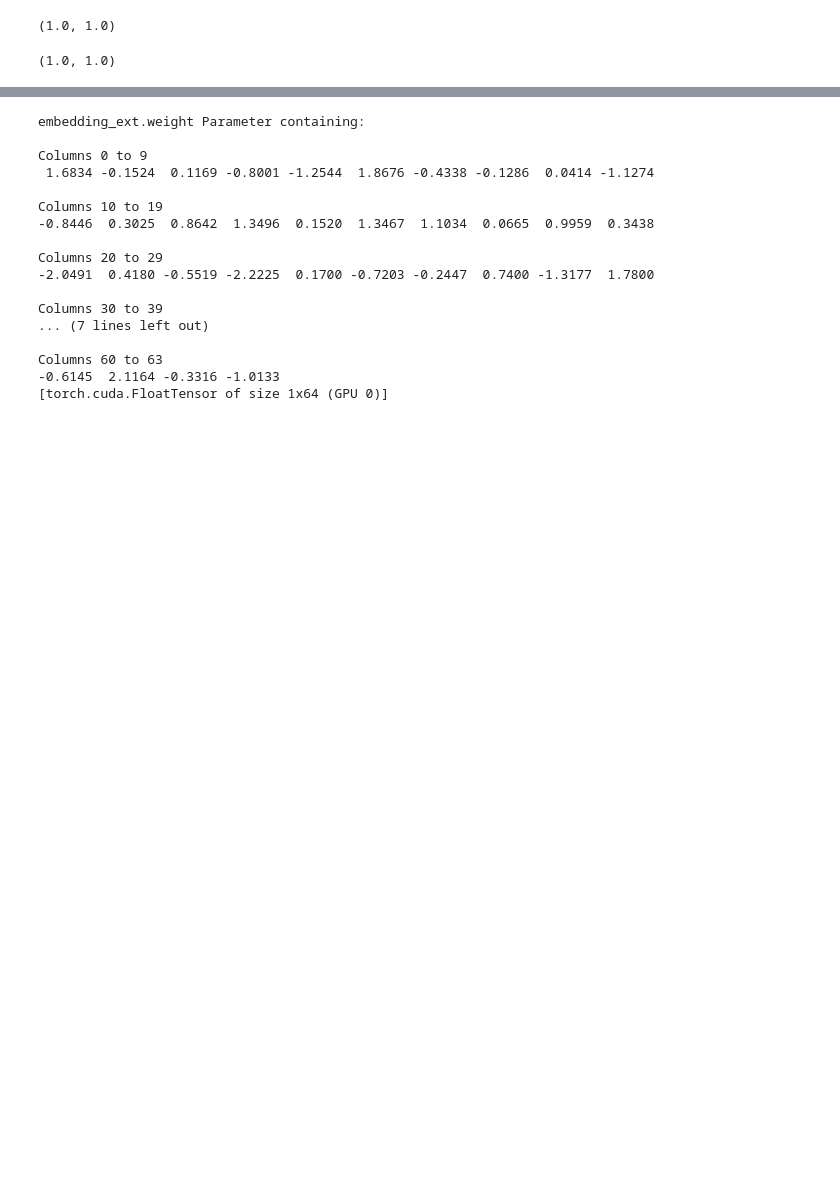
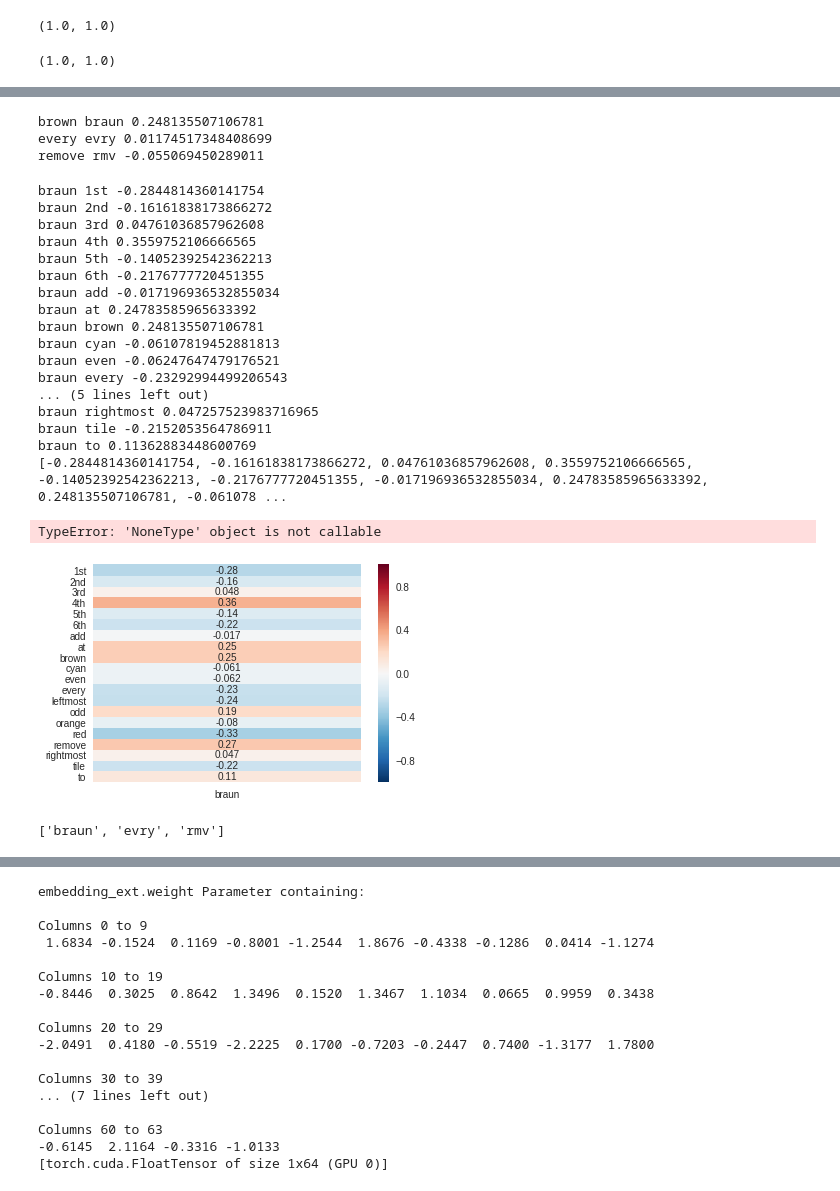
Before and after one commit to rezkaaufar/learning-to-follow-instructions, a Jupyter notebook: language_games/Seq2Conv.ipynb, the cells around one changed output, grey strips where cells are left out. Drawn from its saved outputs; the diff is of its cells as text; code cells hidden in the pictures; blank space fills up the shorter version.

```diff
--- a/language_games/Seq2Conv.ipynb
+++ b/language_games/Seq2Conv.ipynb
@@ -968,4 +945,14 @@ EncoderExtended(
 )
 # %%
 enc_ext.load_state_dict(torch.load(
-    'models/online-res-hyperparam/params_encoder.tar'))
+    'models/online-res/params_encext_Adam_False_500_0.01_4.tar'))
+# %%
+wtr = ["rmv", "braun", "evry"]
+all_words_ext = sorted(list(wtr))
+n_words_ext = len(all_words_ext)
+all_words_comb = copy.deepcopy(all_words)
+for el in wtr:
+    all_words_comb.append(el)
+# %%
+for j, elem in enumerate(all_words):
+    print(j, elem)
@@ -971,0 +980,52 @@ enc_ext.load_state_dict(torch.load(
+# %%
+emb_idx = [8,11,16]
+for i in range(3):
+    print(all_words[emb_idx[i]] + " " + all_words_ext[i] + " "
+          + str(F.cosine_similarity(enc_ext.embedding_ext.weight[i].unsqueeze(0),
+                                    enc_ext.embedding.weight[emb_idx[i]].unsqueeze(0)).data[0]))
+# %% [output]
+brown braun 0.248135507106781
+every evry 0.01174517348408699
+remove rmv -0.055069450289011
+# %%
+emb_idx = [8,11,16]
+vis_cosin = []
+for i in range(1):
+    for j, el in enumerate(all_words):
+        print(all_words_ext[i] + " " + el + " "
+              + str(F.cosine_similarity(enc_ext.embedding_ext.weight[i].unsqueeze(0),
+                                        enc_ext.embedding.weight[j].unsqueeze(0)).data[0]))
+        vis_cosin.append(F.cosine_similarity(enc_ext.embedding_ext.weight[i].unsqueeze(0),
+                                        enc_ext.embedding.weight[j].unsqueeze(0)).data[0])
+cols_alph = ["braun"]
+index_alph = [j for j in all_words]
+print(vis_cosin)
+df = DataFrame(vis_cosin, index=index_alph, columns=cols_alph)
+sv = sns.heatmap(df, annot=True, vmin=-1, vmax=1)
+fig = sv.get_figure()
+fig.figure(figsize=(10,10))
+fig.savefig("output.png")
+# %% [output]
+braun 1st -0.2844814360141754
+braun 2nd -0.16161838173866272
+braun 3rd 0.04761036857962608
+braun 4th 0.3559752106666565
+braun 5th -0.14052392542362213
+braun 6th -0.2176777720451355
+braun add -0.017196936532855034
+braun at 0.24783585965633392
+braun brown 0.248135507106781
+braun cyan -0.06107819452881813
+braun even -0.06247647479176521
+braun every -0.23292994499206543
+... (5 lines left out)
+braun rightmost 0.047257523983716965
+braun tile -0.2152053564786911
+braun to 0.11362883448600769
+[-0.2844814360141754, -0.16161838173866272, 0.04761036857962608, 0.3559752106666565, -0.14052392542362213, -0.2176777720451355, -0.017196936532855034, 0.24783585965633392, 0.248135507106781, -0.061078 ...
+TypeError: 'NoneType' object is not callable
+[figure, added]
+# %%
+print(all_words_ext)
+# %% [output]
+['braun', 'evry', 'rmv']
```
Also changed, not shown: parts of 14 cells of this notebook, 19 other files.
